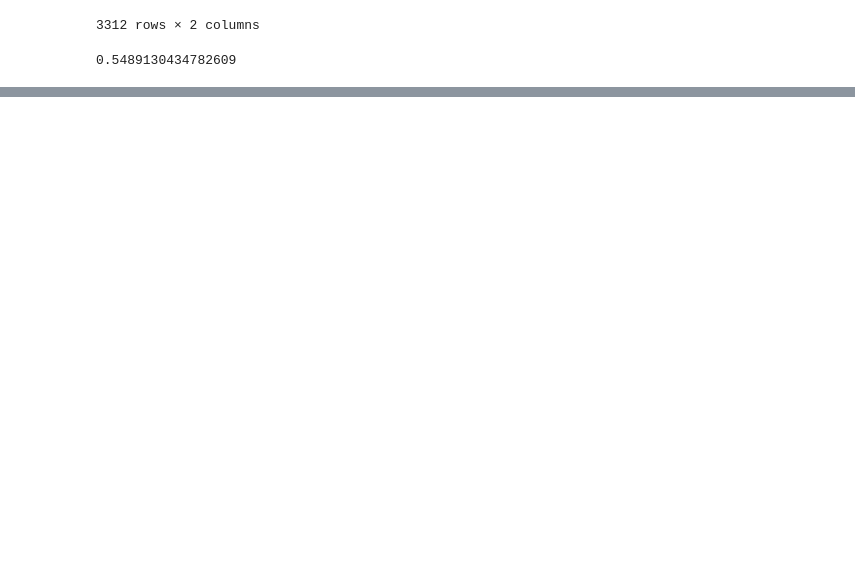
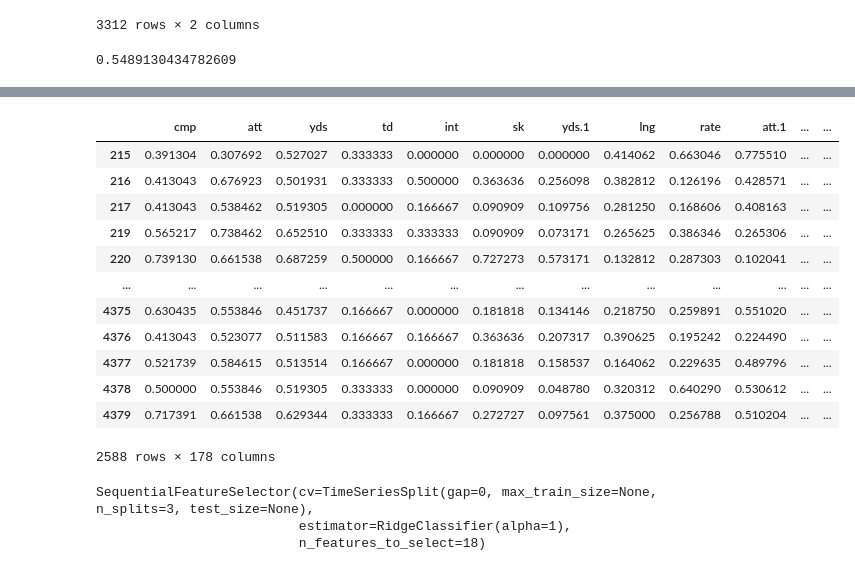
Before and after one commit to brandonahart/nfl-predict, a Jupyter notebook: predict.ipynb, the cells around one changed output, grey strips where cells are left out. Drawn from its saved outputs; the diff is of its cells as text; code cells hidden in the pictures; blank space fills up the shorter version.

Commit message:
finished ridge classifier

```diff
--- a/predict.ipynb
+++ b/predict.ipynb
@@ -162,0 +214,13 @@ df.groupby("home").appply(lambda x: x[x["won"] == 1].shape[0] / x.shape[0])
+# %%
+df = df.dropna()
+# %%
+def shift_col(team, col_name):
+    next_col = team[col_name].shift(-1)
+    return next_col
+
+def add_col(df, col_name):
+    return df.groupby("team", group_keys=False).apply(lambda x: shift_col(x, col_name))
+
+df["home_next"] = add_col(df, "home")
+df["team_opp_next"] = add_col(df, "team_opp")
+df["date_next"] = add_col(df, "date")
@@ -162,0 +243,2 @@ df.groupby("home").appply(lambda x: x[x["won"] == 1].shape[0] / x.shape[0])
+# %%
+df = df.copy()
@@ -162,0 +264,16 @@ df.groupby("home").appply(lambda x: x[x["won"] == 1].shape[0] / x.shape[0])
+# %%
+df
+# %% [output]
+|  | cmp | att | yds | td | int | sk | yds.1 | lng | rate | att.1 | ... | ... |
+| 215 | 0.391304 | 0.307692 | 0.527027 | 0.333333 | 0.000000 | 0.000000 | 0.000000 | 0.414062 | 0.663046 | 0.775510 | ... | ... |
+| 216 | 0.413043 | 0.676923 | 0.501931 | 0.333333 | 0.500000 | 0.363636 | 0.256098 | 0.382812 | 0.126196 | 0.428571 | ... | ... |
+| 217 | 0.413043 | 0.538462 | 0.519305 | 0.000000 | 0.166667 | 0.090909 | 0.109756 | 0.281250 | 0.168606 | 0.408163 | ... | ... |
+| 219 | 0.565217 | 0.738462 | 0.652510 | 0.333333 | 0.333333 | 0.090909 | 0.073171 | 0.265625 | 0.386346 | 0.265306 | ... | ... |
+| 220 | 0.739130 | 0.661538 | 0.687259 | 0.500000 | 0.166667 | 0.727273 | 0.573171 | 0.132812 | 0.287303 | 0.102041 | ... | ... |
+| ... | ... | ... | ... | ... | ... | ... | ... | ... | ... | ... | ... | ... |
+| 4375 | 0.630435 | 0.553846 | 0.451737 | 0.166667 | 0.000000 | 0.181818 | 0.134146 | 0.218750 | 0.259891 | 0.551020 | ... | ... |
+| 4376 | 0.413043 | 0.523077 | 0.511583 | 0.166667 | 0.166667 | 0.363636 | 0.207317 | 0.390625 | 0.195242 | 0.224490 | ... | ... |
+| 4377 | 0.521739 | 0.584615 | 0.513514 | 0.166667 | 0.000000 | 0.181818 | 0.158537 | 0.164062 | 0.229635 | 0.489796 | ... | ... |
+| 4378 | 0.500000 | 0.553846 | 0.519305 | 0.333333 | 0.000000 | 0.090909 | 0.048780 | 0.320312 | 0.640290 | 0.530612 | ... | ... |
+| 4379 | 0.717391 | 0.661538 | 0.629344 | 0.333333 | 0.166667 | 0.272727 | 0.097561 | 0.375000 | 0.256788 | 0.510204 | ... | ... |
+2588 rows × 178 columns
@@ -162,0 +284,6 @@ df.groupby("home").appply(lambda x: x[x["won"] == 1].shape[0] / x.shape[0])
+# %%
+sfs.fit(full[selected_columns], full["target"])
+# %% [output]
+SequentialFeatureSelector(cv=TimeSeriesSplit(gap=0, max_train_size=None, n_splits=3, test_size=None),
+                          estimator=RidgeClassifier(alpha=1),
+                          n_features_to_select=18)
```
Also changed, not shown: parts of 16 cells of this notebook.
